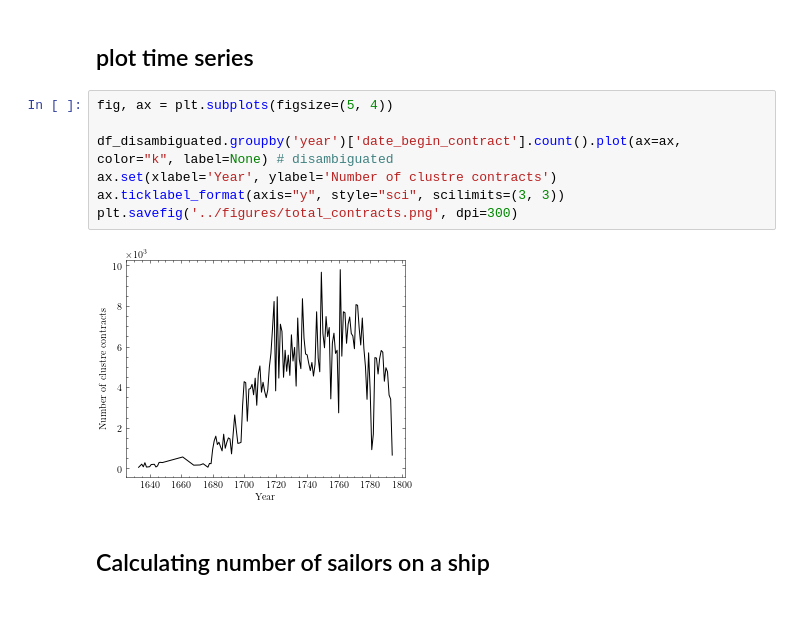
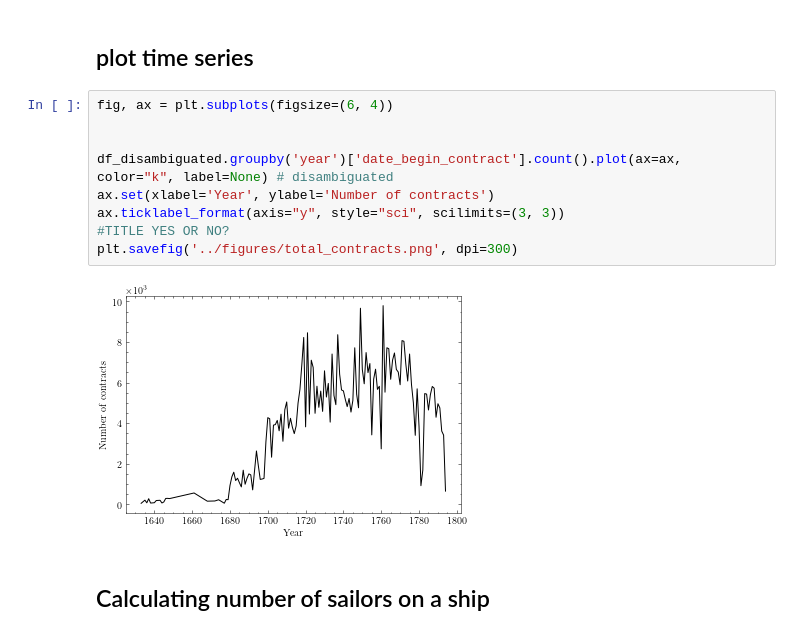
Before and after one commit to melvinwevers/vocapture, a Jupyter notebook: notebooks/analyze_2.ipynb, the cells around one changed output. Saved outputs shown, nothing was run; the diff lists cells and outputs as text.

```diff
--- a/notebooks/analyze_2.ipynb
+++ b/notebooks/analyze_2.ipynb
@@ -104,14 +104,16 @@ df_unique_persons = df.loc[df['disambiguated_person'] == 1].drop_duplicates(subs
 # %% [markdown]
 ## plot time series
 # %%
-fig, ax = plt.subplots(figsize=(5, 4))
+fig, ax = plt.subplots(figsize=(6, 4))
+
 
 df_disambiguated.groupby('year')['date_begin_contract'].count().plot(ax=ax, color="k", label=None) # disambiguated
-ax.set(xlabel='Year', ylabel='Number of clustre contracts')
+ax.set(xlabel='Year', ylabel='Number of contracts')
 ax.ticklabel_format(axis="y", style="sci", scilimits=(3, 3))
+#TITLE YES OR NO?
 plt.savefig('../figures/total_contracts.png', dpi=300)
 # %% [output]
-[figure, old version]
+[figure, new version]
 # %% [markdown]
 ## Calculating number of sailors on a ship
 # %%
```
Also changed, not shown: parts of 8 cells of this notebook, 3 other files.
